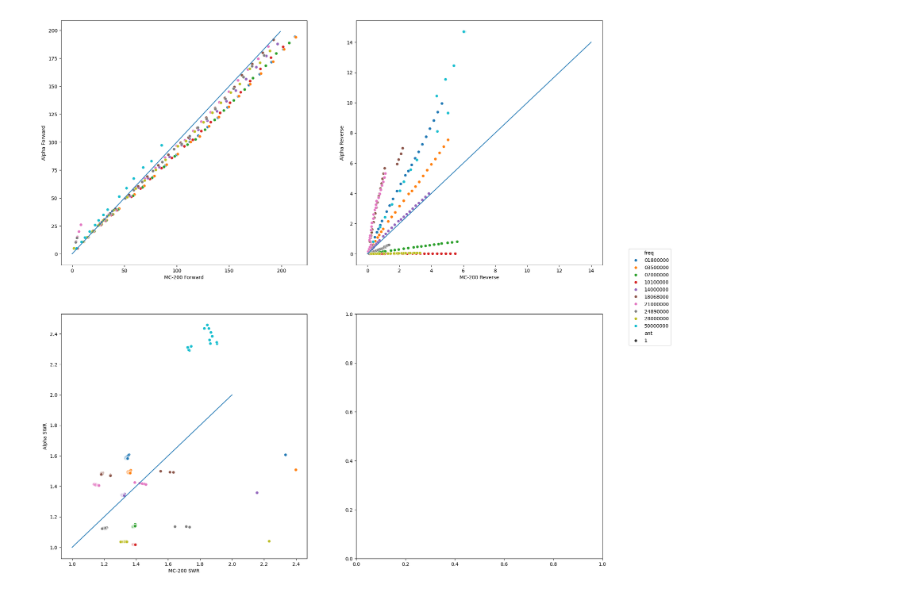
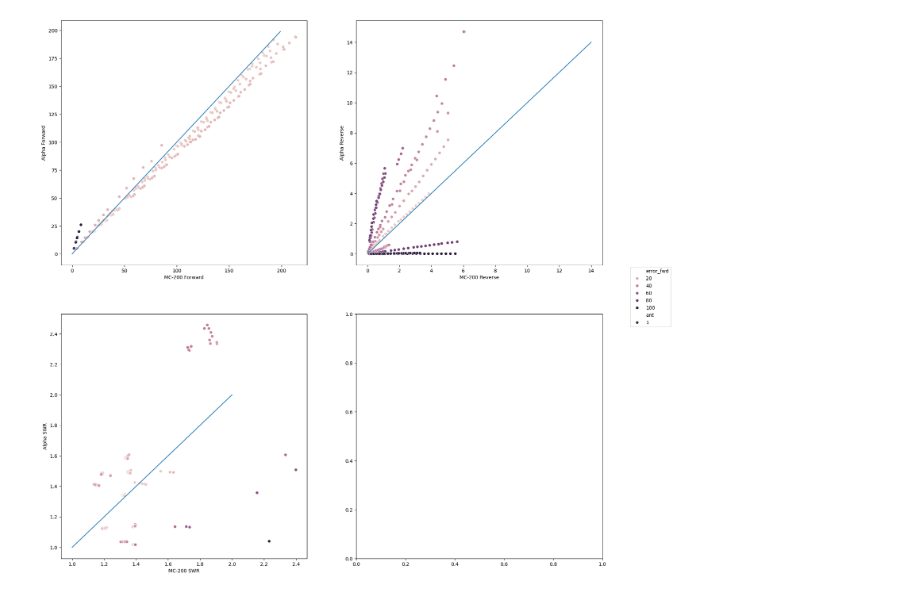
Before and after one commit to DaelonSuzuka/TunerLab, a Jupyter notebook: meter/meter_lab.ipynb, the cells around one changed output. Drawn from its saved outputs; the diff is of its cells as text; code cells hidden in the pictures.

```diff
--- a/meter/meter_lab.ipynb
+++ b/meter/meter_lab.ipynb
@@ -36,6 +36,15 @@ def load_file(*files: str):
                     # **d['data'],
                 }
 
+                def sim(a, b):
+                    diff = abs(a - b)
+                    avg = (a + b) / 2
+                    return (diff / avg) * 100
+
+                record['error_fwd'] = sim(d['data']['m_fwd'], d['data']['t_fwd'])
+                record['error_rev'] = sim(d['data']['m_rev'], d['data']['t_rev'])
+                record['error_swr'] = sim(d['data']['m_swr'], d['data']['t_swr'])
+
                 for k, v in replace.items():
                     record[v] = d['data'][k]
 
@@ -49,30 +87,30 @@ def load_file(*files: str):
 # %%
 df = load_file('data.jsonl')
 
 df = df.query('ant == 1')
 
 fig, ax = plt.subplots(2, 2, figsize=(20, 20))
 
 
 def make_line(a, *r):
     line = pd.DataFrame.from_records([{'x': i, 'y': i} for i in range(*r)])
     sns.lineplot(line, x='x', y='y', ax=a)
 
 
-sns.scatterplot(df, x='MC-200 Forward', y='Alpha Forward', hue='freq', style='ant', ax=ax[0, 0])
+sns.scatterplot(df, x='MC-200 Forward', y='Alpha Forward', hue='error_fwd', style='ant', ax=ax[0, 0])
 make_line(ax[0, 0], 200)
 
-sns.scatterplot(df, x='MC-200 Reverse', y='Alpha Reverse', hue='freq', style='ant', ax=ax[0, 1])
+sns.scatterplot(df, x='MC-200 Reverse', y='Alpha Reverse', hue='error_rev', style='ant', ax=ax[0, 1])
 make_line(ax[0, 1], 15)
 
-sns.scatterplot(df, x='MC-200 SWR', y='Alpha SWR', hue='freq', style='ant', ax=ax[1, 0])
+sns.scatterplot(df, x='MC-200 SWR', y='Alpha SWR', hue='error_swr', style='ant', ax=ax[1, 0])
 make_line(ax[1, 0], 1, 3)
 
 handles, labels = ax[0, 0].get_legend_handles_labels()
 fig.legend(handles, labels, loc='center right')
 
 ax[0, 0].get_legend().remove()
 ax[0, 1].get_legend().remove()
 ax[1, 0].get_legend().remove()
 # %% [output]
-[figure, old version]
+[figure, new version]
```
Also changed, not shown: parts of 1 cell of this notebook.
